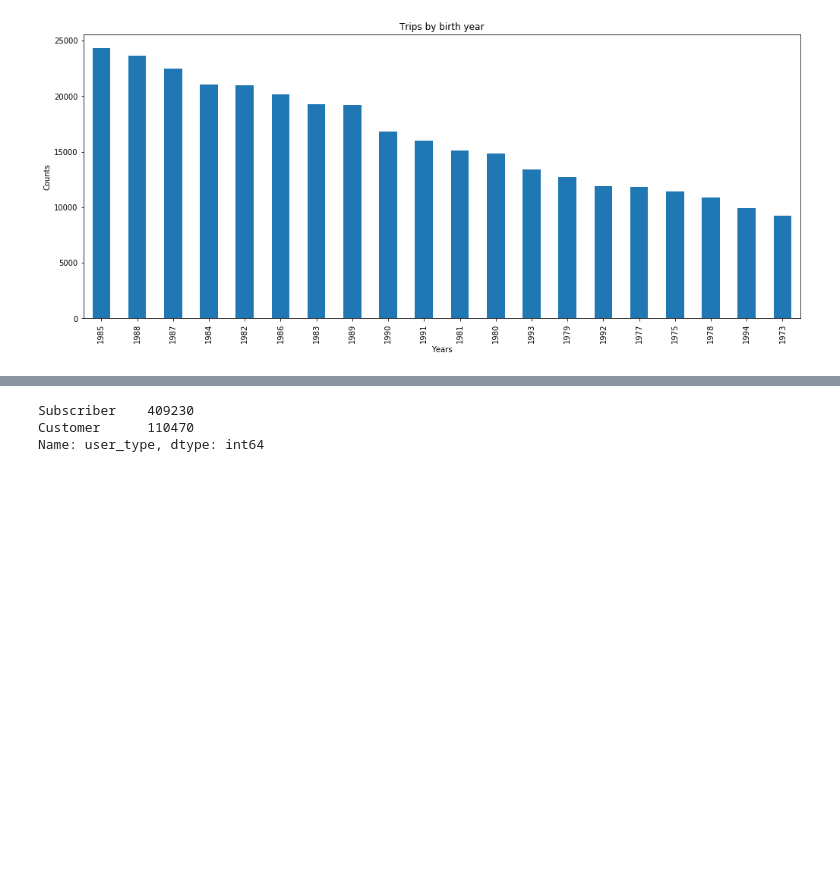
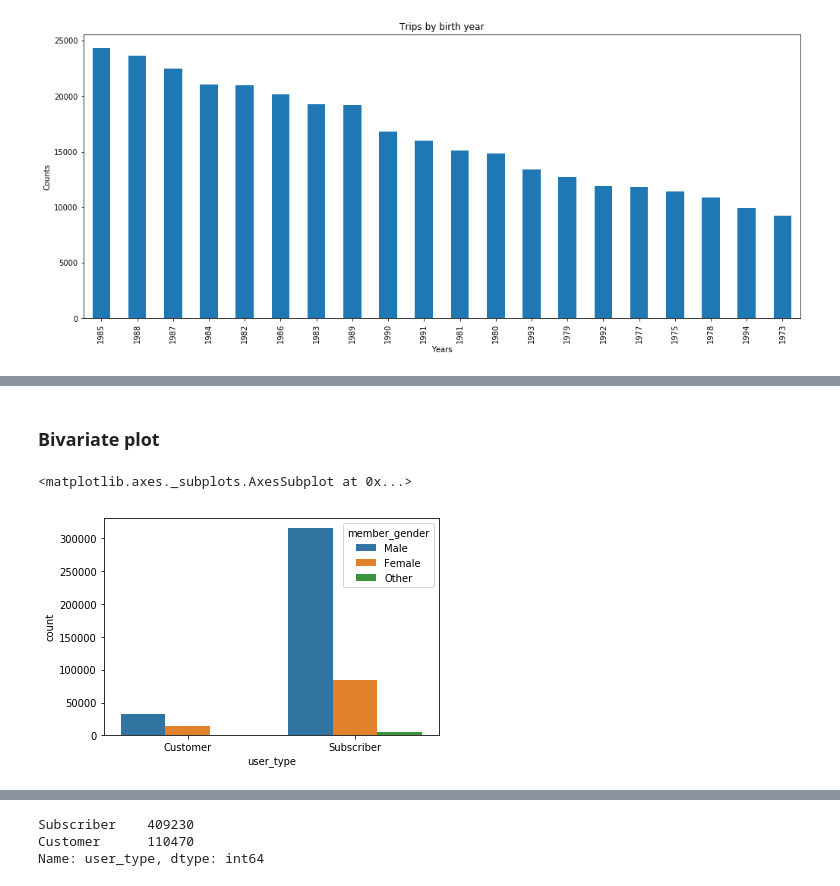
Before and after one commit to ibragimoveldor/Data-Analyst-Projects, a Jupyter notebook: Project_5/Final_project.ipynb, the cells around one changed output, grey strips where cells are left out. Drawn from its saved outputs; the diff is of its cells as text; code cells hidden in the pictures; blank space fills up the shorter version.

```diff
--- a/Project_5/Final_project.ipynb
+++ b/Project_5/Final_project.ipynb
@@ -179,0 +217,8 @@ bike.head()
+# %% [markdown]
+### Bivariate plot
+# %%
+# plotting the user type with gender type of the members
+sb.countplot(data = bike, x = 'user_type', hue = 'member_gender')
+# %% [output]
+<matplotlib.axes._subplots.AxesSubplot at 0x...>
+[figure, added]
```
Also changed, not shown: parts of 6 cells of this notebook.
